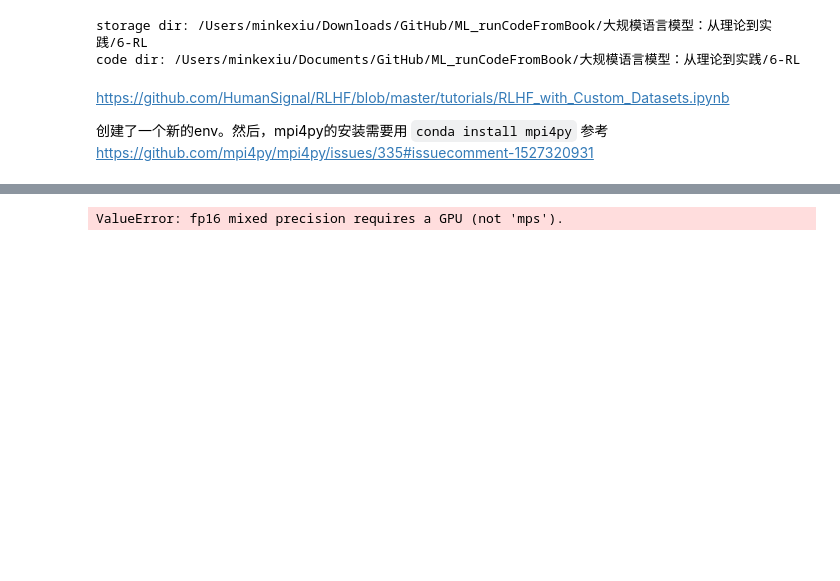
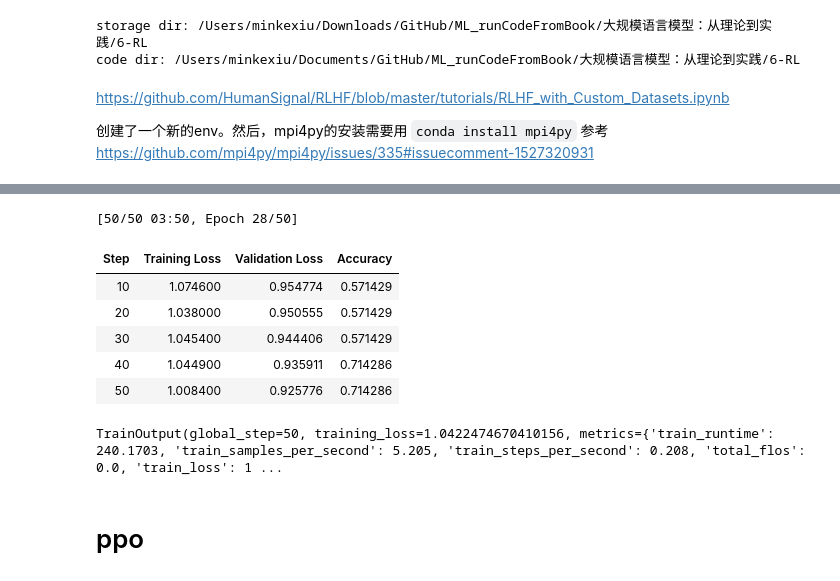
Before and after one commit to XMK233/ML_runCodeFromBook, a Jupyter notebook: 大规模语言模型：从理论到实践/6-RL/RLHF_with_Custom_Datasets.ipynb-conda_env_rlhf.ipynb, the cells around one changed output, grey strips where cells are left out. Saved outputs shown, nothing was run; the diff lists cells and outputs as text; code cells hidden in the pictures; blank space fills up the shorter version.

```diff
--- a/大规模语言模型：从理论到实践/6-RL/RLHF_with_Custom_Datasets.ipynb-conda_env_rlhf.ipynb
+++ b/大规模语言模型：从理论到实践/6-RL/RLHF_with_Custom_Datasets.ipynb-conda_env_rlhf.ipynb
@@ -315,32 +409,42 @@ data_collator = DataCollatorReward()
 # %%
 training_args = TrainingArguments(
     output_dir="rm_checkpoint/",
     num_train_epochs=50,
     logging_steps=10,
     gradient_accumulation_steps=4,
     save_strategy="steps",
     evaluation_strategy="steps",
     per_device_train_batch_size=4,
     per_device_eval_batch_size=4,
     eval_accumulation_steps=1,
     eval_steps=10,
     save_steps=10,
     warmup_steps=100,
     logging_dir="./logs",
-    fp16=False,
+    fp16=False, ## 说是mps不支持fp16。但我是在不清楚mps在哪里被起用了。
     bf16=False,
     learning_rate=1e-5,
     # deepspeed="ds_config_gpt_j.json",
-    save_total_limit=1
+    save_total_limit=1,
+    report_to="none" ## 如果不想连接wandb的话，就设置这个。参考：https://discuss.huggingface.co/t/how-to-turn-wandb-off-in-trainer/6237/3。
 )
 
 Trainer(
     model=model,
     args=training_args,
     train_dataset=train_dataset,
     compute_metrics=compute_metrics,
     eval_dataset=val_dataset,
     data_collator=data_collator,
 ).train()
 # %% [output]
-ValueError: fp16 mixed precision requires a GPU (not 'mps').
+[50/50 03:50, Epoch 28/50]
+| Step | Training Loss | Validation Loss | Accuracy |
+| 10 | 1.074600 | 0.954774 | 0.571429 |
+| 20 | 1.038000 | 0.950555 | 0.571429 |
+| 30 | 1.045400 | 0.944406 | 0.571429 |
+| 40 | 1.044900 | 0.935911 | 0.714286 |
+| 50 | 1.008400 | 0.925776 | 0.714286 |
+TrainOutput(global_step=50, training_loss=1.0422474670410156, metrics={'train_runtime': 240.1703, 'train_samples_per_second': 5.205, 'train_steps_per_second': 0.208, 'total_flos': 0.0, 'train_loss': 1 ...
+# %% [markdown]
+# ppo
```
Also changed, not shown: parts of 29 cells of this notebook, 16 other files.
